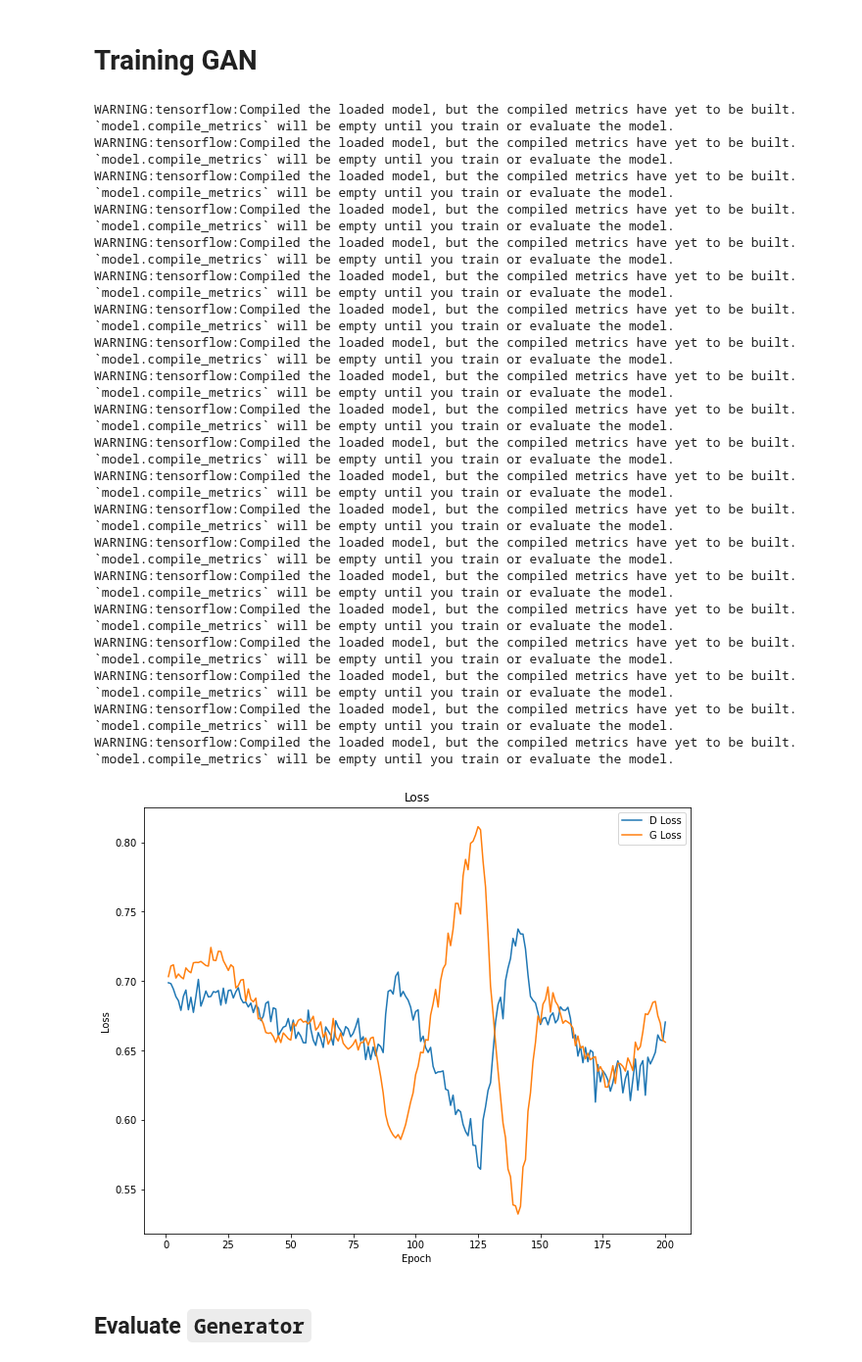
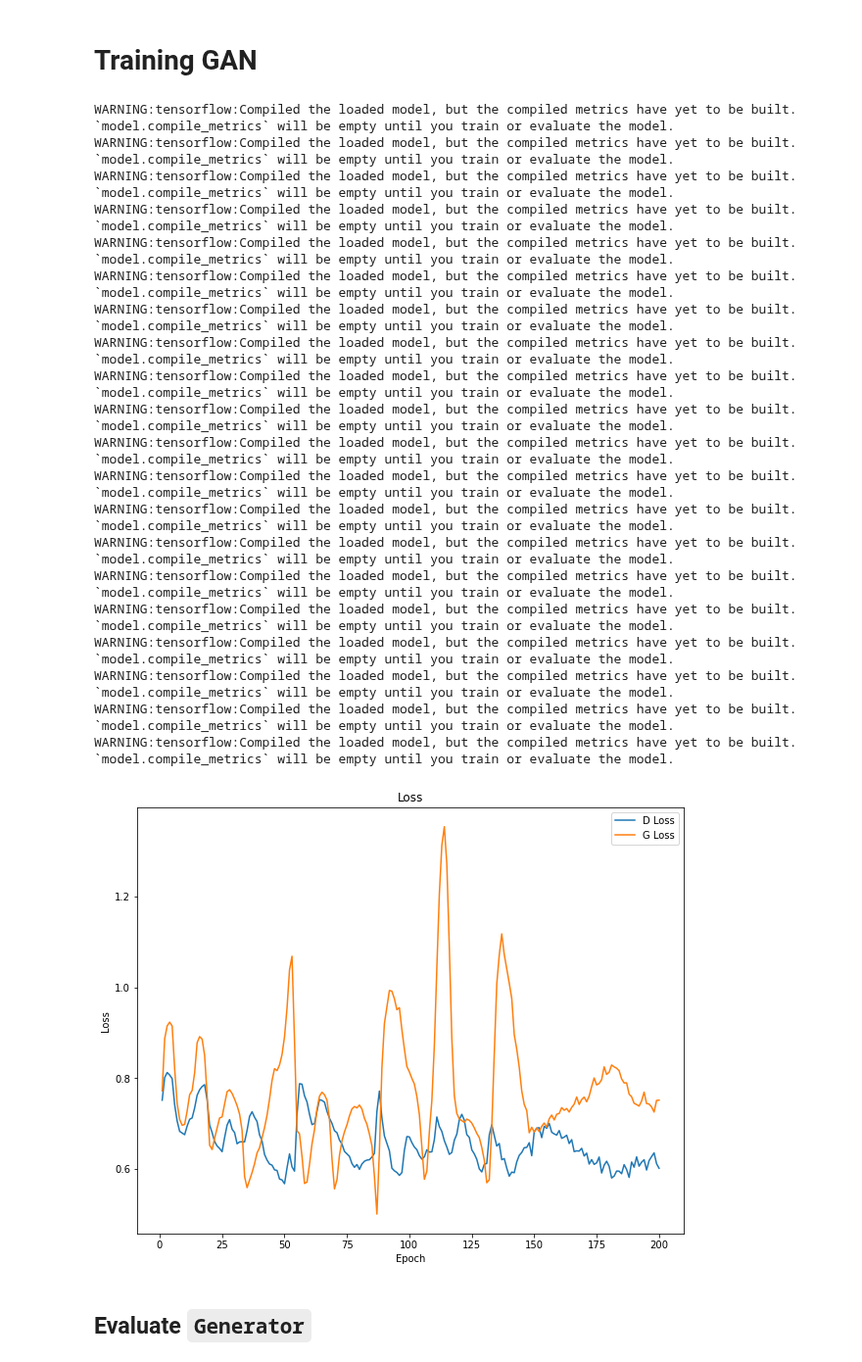
Before and after one commit to lucascbarbosa/INT, a Jupyter notebook: Manufatura Aditiva/Simulacao-GAN/Pipeline/3- Machine_learning/GAN/GAN.ipynb, the cells around one changed output. Shown at 98% size. Drawn from its saved outputs; the diff is of its cells as text; code cells hidden in the pictures.

```diff
--- a/Manufatura Aditiva/Simulacao-GAN/Pipeline/3- Machine_learning/GAN/GAN.ipynb
+++ b/Manufatura Aditiva/Simulacao-GAN/Pipeline/3- Machine_learning/GAN/GAN.ipynb
@@ -47,7 +47,7 @@ y = y.reshape((y.shape[0],1))
 
 scaler = MinMaxScaler()
 y = scaler.fit_transform(y).round(10)
-cutoff = 0.89
+cutoff = 0.82
 idxs_good = np.where(y>cutoff)[0]
 idxs_bad = np.where(y<=cutoff)[0]
 
@@ -250,7 +250,7 @@ def summarize_performance(epoch,porosity,G_model, D_model, data, input_G, n_samp
 batch_size = 64
 num_epochs = 200
 
-alpha = 1e-1
+alpha = 1
 lr = 1e-4
 porosity = 0.5
 
@@ -329,34 +329,34 @@ def train(G_model,D_model,GAN_model,alpha,lr,porosity,batch_size,num_epochs,mode
         plt.show()
 
 
 dimension = 2
 simmetry = "p4"
 prop = "isotropy"
 
 models_dir = f"E:/Lucas GAN/Dados/5- Models/{dimension}D/{simmetry}/{prop}/"
 train(G,D,GAN,alpha,lr,porosity,batch_size,num_epochs,models_dir,plot=True,verbose_loss=False,verbose_acc=False)
 # %% [output]
 WARNING:tensorflow:Compiled the loaded model, but the compiled metrics have yet to be built. `model.compile_metrics` will be empty until you train or evaluate the model.
 WARNING:tensorflow:Compiled the loaded model, but the compiled metrics have yet to be built. `model.compile_metrics` will be empty until you train or evaluate the model.
 WARNING:tensorflow:Compiled the loaded model, but the compiled metrics have yet to be built. `model.compile_metrics` will be empty until you train or evaluate the model.
 WARNING:tensorflow:Compiled the loaded model, but the compiled metrics have yet to be built. `model.compile_metrics` will be empty until you train or evaluate the model.
 WARNING:tensorflow:Compiled the loaded model, but the compiled metrics have yet to be built. `model.compile_metrics` will be empty until you train or evaluate the model.
 WARNING:tensorflow:Compiled the loaded model, but the compiled metrics have yet to be built. `model.compile_metrics` will be empty until you train or evaluate the model.
 WARNING:tensorflow:Compiled the loaded model, but the compiled metrics have yet to be built. `model.compile_metrics` will be empty until you train or evaluate the model.
 WARNING:tensorflow:Compiled the loaded model, but the compiled metrics have yet to be built. `model.compile_metrics` will be empty until you train or evaluate the model.
 WARNING:tensorflow:Compiled the loaded model, but the compiled metrics have yet to be built. `model.compile_metrics` will be empty until you train or evaluate the model.
 WARNING:tensorflow:Compiled the loaded model, but the compiled metrics have yet to be built. `model.compile_metrics` will be empty until you train or evaluate the model.
 WARNING:tensorflow:Compiled the loaded model, but the compiled metrics have yet to be built. `model.compile_metrics` will be empty until you train or evaluate the model.
 WARNING:tensorflow:Compiled the loaded model, but the compiled metrics have yet to be built. `model.compile_metrics` will be empty until you train or evaluate the model.
 WARNING:tensorflow:Compiled the loaded model, but the compiled metrics have yet to be built. `model.compile_metrics` will be empty until you train or evaluate the model.
 WARNING:tensorflow:Compiled the loaded model, but the compiled metrics have yet to be built. `model.compile_metrics` will be empty until you train or evaluate the model.
 WARNING:tensorflow:Compiled the loaded model, but the compiled metrics have yet to be built. `model.compile_metrics` will be empty until you train or evaluate the model.
 WARNING:tensorflow:Compiled the loaded model, but the compiled metrics have yet to be built. `model.compile_metrics` will be empty until you train or evaluate the model.
 WARNING:tensorflow:Compiled the loaded model, but the compiled metrics have yet to be built. `model.compile_metrics` will be empty until you train or evaluate the model.
 WARNING:tensorflow:Compiled the loaded model, but the compiled metrics have yet to be built. `model.compile_metrics` will be empty until you train or evaluate the model.
 WARNING:tensorflow:Compiled the loaded model, but the compiled metrics have yet to be built. `model.compile_metrics` will be empty until you train or evaluate the model.
 WARNING:tensorflow:Compiled the loaded model, but the compiled metrics have yet to be built. `model.compile_metrics` will be empty until you train or evaluate the model.
-[figure, old version]
+[figure, new version]
 # %% [markdown]
 ## Evaluate `Generator`
 # %% [markdown]
```
Also changed, not shown: parts of 3 cells of this notebook.
